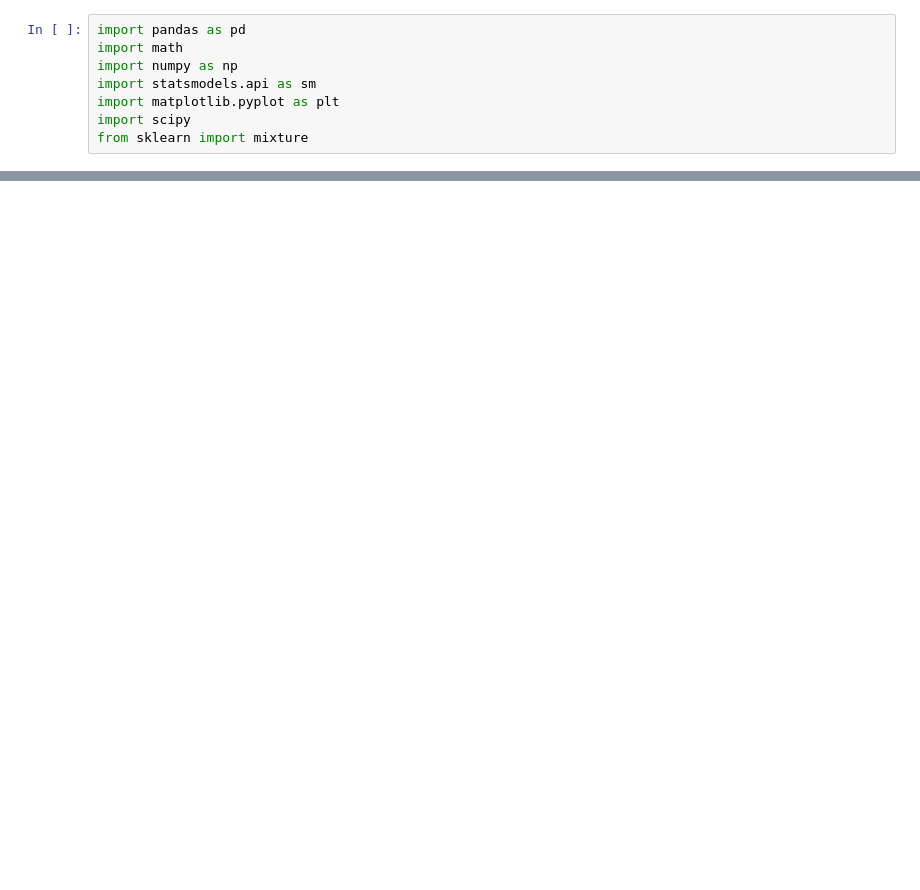
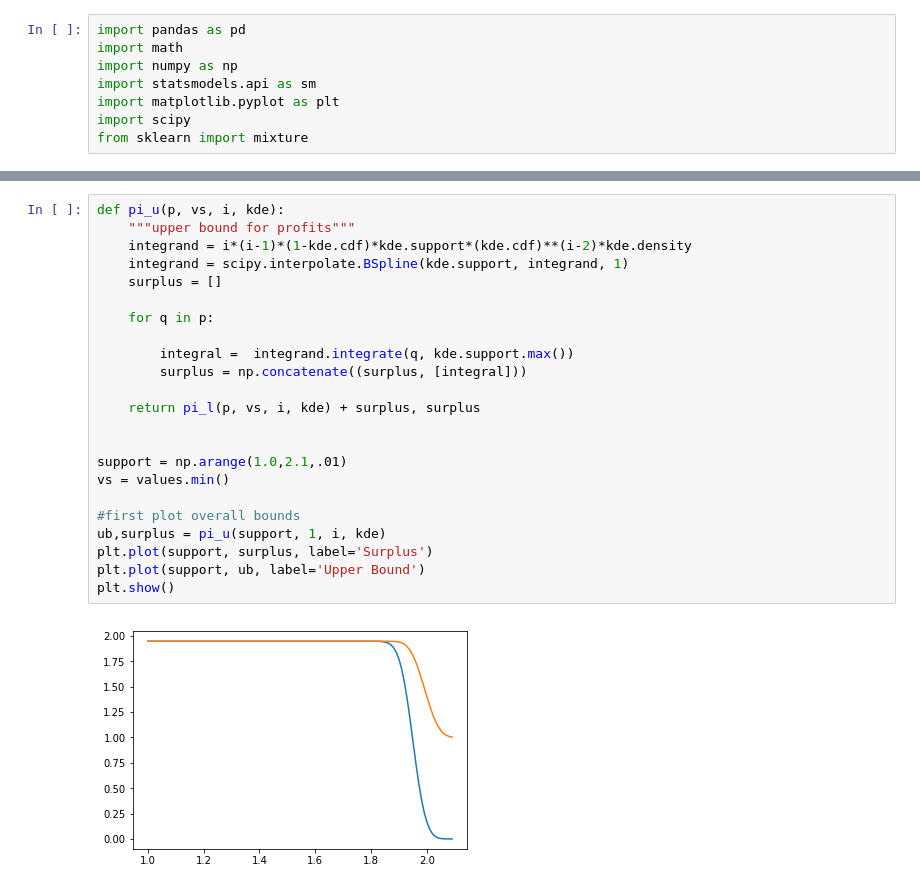
Before and after one commit to ericschulman/tx_milk_2yp, a Jupyter notebook: valuations.ipynb, the cells around one changed output, grey strips where cells are left out. Drawn from its saved outputs; the diff is of its cells as text; blank space fills up the shorter version.

```diff
--- a/valuations.ipynb
+++ b/valuations.ipynb
@@ -38,0 +81,25 @@ plt.show()
+# %%
+def pi_u(p, vs, i, kde):
+    """upper bound for profits"""
+    integrand = i*(i-1)*(1-kde.cdf)*kde.support*(kde.cdf)**(i-2)*kde.density
+    integrand = scipy.interpolate.BSpline(kde.support, integrand, 1)
+    surplus = []
+
+    for q in p:
+
+        integral =  integrand.integrate(q, kde.support.max())
+        surplus = np.concatenate((surplus, [integral]))
+
+    return pi_l(p, vs, i, kde) + surplus, surplus
+
+
+support = np.arange(1.0,2.1,.01)
+vs = values.min()
+
+#first plot overall bounds
+ub,surplus = pi_u(support, 1, i, kde)
+plt.plot(support, surplus, label='Surplus')
+plt.plot(support, ub, label='Upper Bound')
+plt.show()
+# %% [output]
+[figure, added]
```
Also changed, not shown: parts of 9 cells of this notebook, 1 other file.
